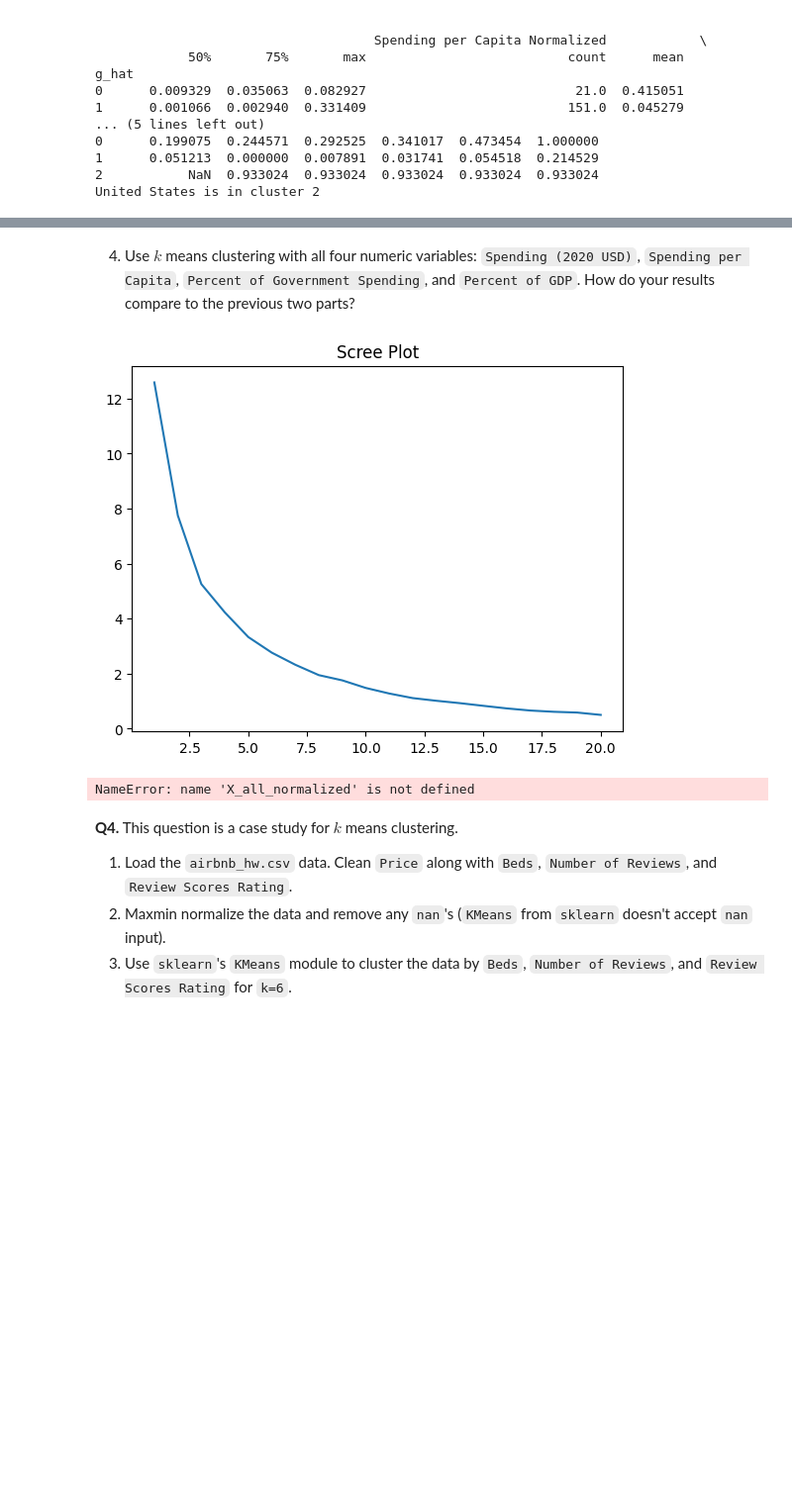
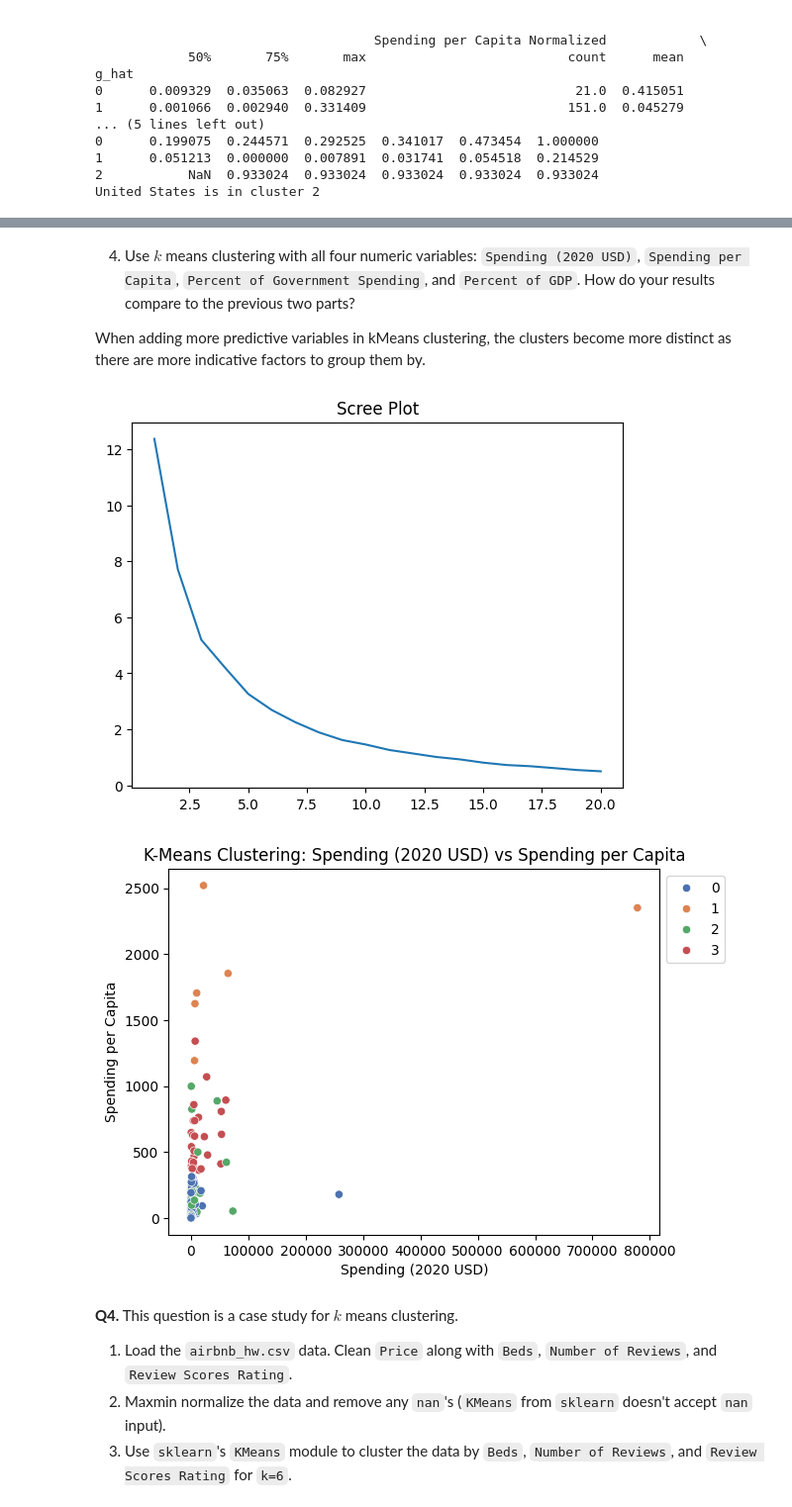
Before and after one commit to ashleynguyen04/clustering, a Jupyter notebook: assignment/assignment_clustering.ipynb, the cells around one changed output, grey strips where cells are left out. Shown at 99% size. Saved outputs shown, nothing was run; the diff lists cells and outputs as text; code cells hidden in the pictures; blank space fills up the shorter version.

```diff
--- a/assignment/assignment_clustering.ipynb
+++ b/assignment/assignment_clustering.ipynb
@@ -141,9 +141,7 @@ import seaborn as sns
 military_data ='https://raw.githubusercontent.com/ashleynguyen04/clustering/refs/heads/main/assignment/data/SIPRI%20Military%20Expenditure%20Database.csv'
 df = pd.read_csv(military_data)
 
-df_2020 = df[df['Year'] == 2020]
-df2020.dropna()
-df2020['Spending (2020 USD)'] = df2020['Spending (2020 USD)'].replace(np.nan, df2020['Spending (2020 USD)'].mean())
-df2020['Spending per Capita'] = df2020['Spending per Capita'].replace(np.nan, df2020['Spending per Capita'].mean())
+df2020 = df[df['Year'] == 2020]
+df2020 = df2020.dropna()
 # %% [markdown]
 2. Max-min normalize `Spending (2020 USD)` and `Spending per Capita`. Use a scree plot to determine the optimal number of clusters for the $k$ means clustering algorithm. Make a scatter plot of `Spending (2020 USD)` and `Spending per Capita`, and hue the dots by their cluster membership. Compute a describe table conditional on cluster membership (i.e. `.groupby(cluster).describe()`). What do you see? Where is the United States? Do you notice any patterns in the cluster membership?
@@ -207,6 +209,4 @@ United States is in cluster 2
 # %%
-df2020['Percent of Government Spending'] = df2020['Percent of Government Spending'].replace(np.nan, df2020['Percent of Government Spending'].mean())
-df2020['Percent of GDP'] = df2020['Percent of GDP'].replace(np.nan, df2020['Percent of GDP'].mean())
 X2 = df2020[['Percent of Government Spending', 'Percent of GDP']]
 X2 = X2.apply(maxmin)
 
@@ -258,37 +258,33 @@ United States is in cluster 1
 # %% [markdown]
 4. Use $k$ means clustering with all four numeric variables: `Spending (2020 USD)`, `Spending per Capita`, `Percent of Government Spending`, and `Percent of GDP`. How do your results compare to the previous two parts?
+
+When adding more predictive variables in kMeans clustering, the clusters become more distinct as there are more indicative factors to group them by.
 # %%
 X3 = df2020[['Spending (2020 USD)', 'Spending per Capita', 'Percent of Government Spending', 'Percent of GDP']]
 
 X3 = X3.apply(maxmin)
 
 #scree plot
 SSE = []
 k_bar = 20
 for k in range(k_bar): # For indices from 0 to k_bar-1
       model = KMeans(n_clusters=k+1, max_iter=300, n_init = 10, random_state=0) # Create a model for k
       model = model.fit(X3) # Fit the model
       SSE.append(model.inertia_) # Record the sum of squared error for k in the SSE vector
 
 scree_plot = sns.lineplot(x=np.arange(1,k_bar+1), y=SSE).set_title('Scree Plot')
 plt.show()
 
-
-
 kmeans_model = KMeans(n_clusters=4, max_iter=300, n_init=10, random_state=0)
-kmeans_model.fit(X_all_normalized)
-
-# Assign the cluster labels to the dataframe
+kmeans_model.fit(X3)
 df2020['g_hat_kmeans'] = kmeans_model.labels_
-
-# Step 5: Scatter plot of clustering results
 sns.scatterplot(x='Spending (2020 USD)', y='Spending per Capita', data=df2020, hue='g_hat_kmeans', palette='deep')
-sns.move_legend('upper left', bbox_to_anchor=(1, 1))
+plt.legend(loc='upper left', bbox_to_anchor=(1, 1))
 plt.title('K-Means Clustering: Spending (2020 USD) vs Spending per Capita')
 plt.show()
 # %% [output]
-[figure, old version]
+[figure, new version]
-NameError: name 'X_all_normalized' is not defined
+[figure, added]
 # %% [markdown]
 **Q4.** This question is a case study for $k$ means clustering.
 
```
Also changed, not shown: parts of 3 cells of this notebook.
